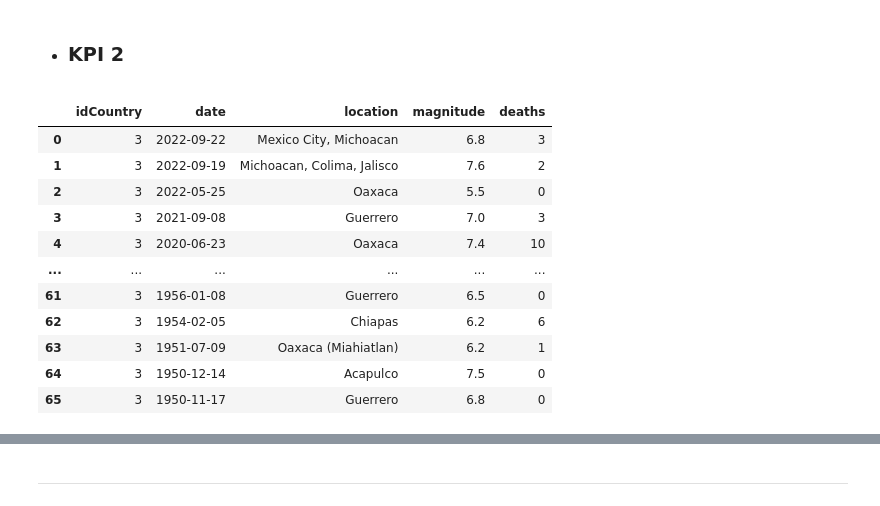
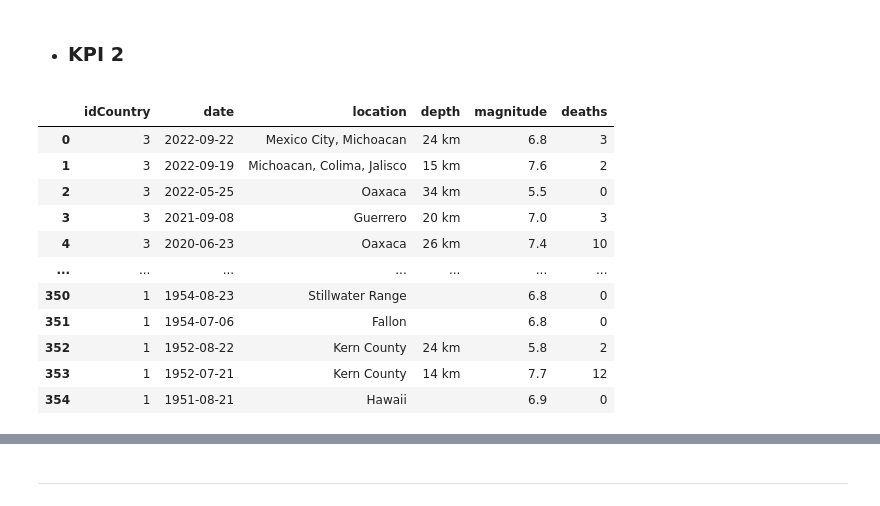
Before and after one commit to ReneRamosTrvn/alertas_sismicas, a Jupyter notebook: ETL.ipynb, the cells around one changed output, grey strips where cells are left out. Drawn from its saved outputs; the diff is of its cells as text; code cells hidden in the pictures.

```diff
--- a/ETL.ipynb
+++ b/ETL.ipynb
@@ -335,46 +330,52 @@ def clean_date(date_string):
 # %%
-# Mexico
+# Creamos una variable con los URL para realizar el Web Scrapping
+urls = ["https://www.worlddata.info/america/mexico/earthquakes.php", # mexico
+        "https://www.worlddata.info/asia/japan/earthquakes.php", # japon
+        "https://www.worlddata.info/america/usa/earthquakes.php"] # usa
 
-url = 'https://www.worlddata.info/america/mexico/earthquakes.php'
-response = requests.get(url)
-soup = BeautifulSoup(response.text, 'html.parser')
-seccion = soup.find('table', {'class': 'std100 hover'})
-rows = seccion.find_all("tr")
+# Creamos una variable para colocar el ID de cada pais
+idCountry = 4
 
-data_mex = []
-for row in rows[1:]: # Saltamos la primera fila que contiene los encabezados de la tabla
-    cols = row.find_all('td')
-    date = cols[0].text.strip()
-    location = cols[1].text.strip()
-    depth = cols[2].text.strip()
-    magnitude = cols[3].text.strip()
-    deaths = cols[4].text.strip()
-    data_mex.append([date, location, depth, magnitude, deaths])
+# Creamos una lista donde guardaremos todos los datos
+data_total = []
 
-# Crear dataframe
-df_mex = pd.DataFrame(data_mex, columns=["date", "location", "depth", "magnitude", "deaths"])
-# Mostrar el dataframe
-# Hay que normalizar los 3 Dataframes para posteriormente unirlos en 1 sola tabla
+# Iteramos en cada URL
+for url in urls:
+    response = requests.get(url)
+    soup = BeautifulSoup(response.text, 'html.parser')
+    seccion = soup.find('table', {'class': 'std100 hover'})
+    rows = seccion.find_all("tr")
+    idCountry -= 1
+    # Hacemos el web scrapping
+    for row in rows[1:]:
+        cols = row.find_all('td')
+        date = cols[0].text.strip()
+        location = cols[1].text.strip()
+        depth = cols[2].text.strip()
+        magnitude = cols[3].text.strip()
+        deaths = cols[4].text.strip()
+        idCountry = idCountry
+        # Agregamos todo en una lista
+        data_total.append([idCountry, date, location, depth, magnitude, deaths])
 
-# Colocamos el id de Mexico = 2
-df_mex["idCountry"] = 3
-# Colocamos correcto tipo en date
-df_mex['date'] = pd.to_datetime(df_mex['date'], format='%m/%d/%Y')
+# Creamos un dataframe con esos datos
+df_fatalidades = pd.DataFrame(data_total, columns=["idCountry","date", "location", "depth", "magnitude", "deaths"])
 
-# Reordenamos
-df_mex = df_mex[["idCountry","date","location","magnitude","deaths"]]
+# Colocamos el tipo de dato correcto en Date
+df_fatalidades['date'] = pd.to_datetime(df_fatalidades['date'], format='%m/%d/%Y')
 
-df_mex
+# Observamos
+df_fatalidades
 # %% [output]
-|  | idCountry | date | location | magnitude | deaths |
-| 0 | 3 | 2022-09-22 | Mexico City, Michoacan | 6.8 | 3 |
-| 1 | 3 | 2022-09-19 | Michoacan, Colima, Jalisco | 7.6 | 2 |
-| 2 | 3 | 2022-05-25 | Oaxaca | 5.5 | 0 |
-| 3 | 3 | 2021-09-08 | Guerrero | 7.0 | 3 |
-| 4 | 3 | 2020-06-23 | Oaxaca | 7.4 | 10 |
-| ... | ... | ... | ... | ... | ... |
-| 61 | 3 | 1956-01-08 | Guerrero | 6.5 | 0 |
-| 62 | 3 | 1954-02-05 | Chiapas | 6.2 | 6 |
-| 63 | 3 | 1951-07-09 | Oaxaca (Miahiatlan) | 6.2 | 1 |
-| 64 | 3 | 1950-12-14 | Acapulco | 7.5 | 0 |
-| 65 | 3 | 1950-11-17 | Guerrero | 6.8 | 0 |
+|  | idCountry | date | location | depth | magnitude | deaths |
+| 0 | 3 | 2022-09-22 | Mexico City, Michoacan | 24 km | 6.8 | 3 |
+| 1 | 3 | 2022-09-19 | Michoacan, Colima, Jalisco | 15 km | 7.6 | 2 |
+| 2 | 3 | 2022-05-25 | Oaxaca | 34 km | 5.5 | 0 |
+| 3 | 3 | 2021-09-08 | Guerrero | 20 km | 7.0 | 3 |
+| 4 | 3 | 2020-06-23 | Oaxaca | 26 km | 7.4 | 10 |
+| ... | ... | ... | ... | ... | ... | ... |
+| 350 | 1 | 1954-08-23 | Stillwater Range |  | 6.8 | 0 |
+| 351 | 1 | 1954-07-06 | Fallon |  | 6.8 | 0 |
+| 352 | 1 | 1952-08-22 | Kern County | 24 km | 5.8 | 2 |
+| 353 | 1 | 1952-07-21 | Kern County | 14 km | 7.7 | 12 |
+| 354 | 1 | 1951-08-21 | Hawaii |  | 6.9 | 0 |
```
Also changed, not shown: parts of 28 cells of this notebook, 3 other files.
